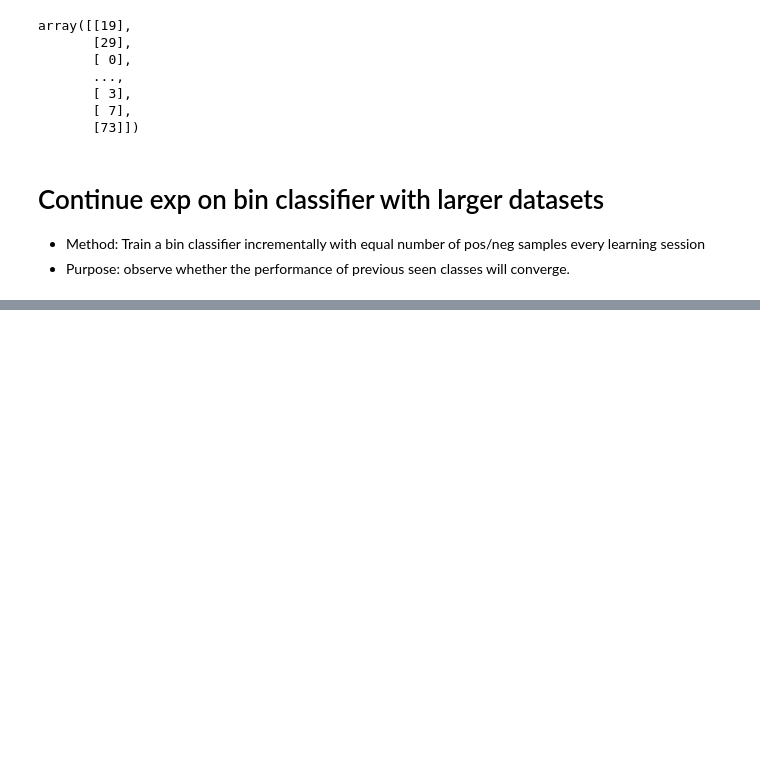
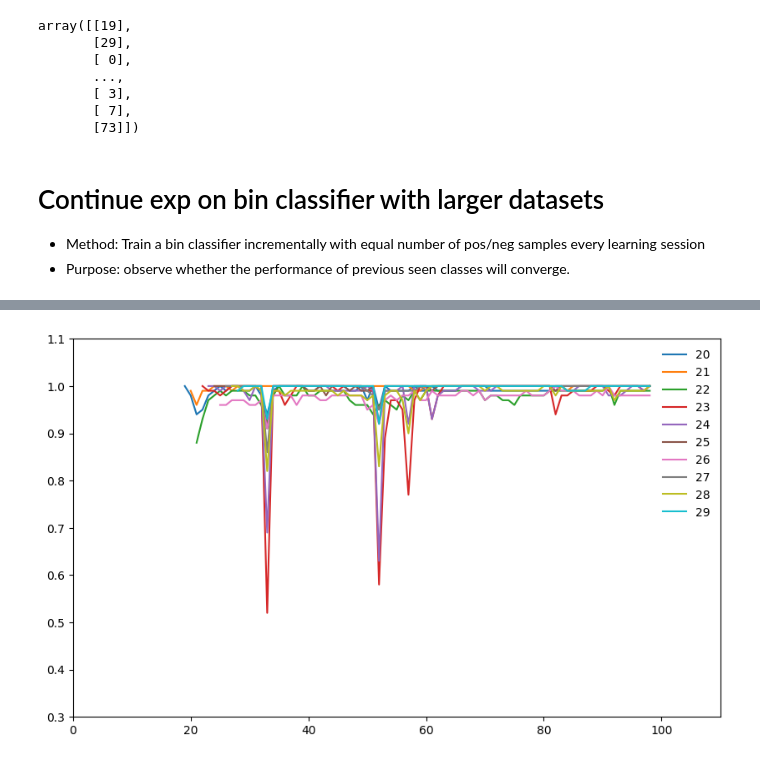
Before and after one commit to fallawk/seq_learning, a Jupyter notebook: bin_classifier_exp#2.ipynb, the cells around one changed output, grey strips where cells are left out. Cells and saved outputs as stored; diff of their text form; code cells hidden in the pictures; blank space fills up the shorter version.

```diff
--- a/bin_classifier_exp#2.ipynb
+++ b/bin_classifier_exp#2.ipynb
@@ -144,0 +184,9 @@ test_model.evaluate?
+# %%
+plt.figure(figsize=(10,6), dpi=100)
+plt.xlim(0, 110)
+plt.ylim(0.3, 1.1)
+plot_acc(acc_hist, [x for x in range(x_, x_+10)])
+plt.legend(loc='upper right', frameon=False)
+x_ += 10
+# %% [output]
+[figure, added]
```
Also changed, not shown: parts of 17 cells of this notebook.
